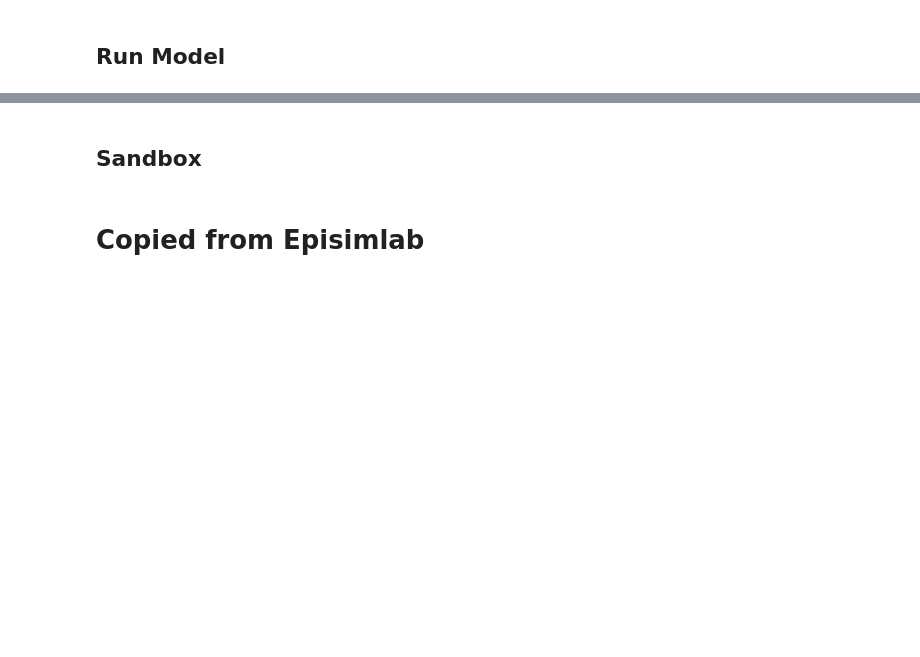
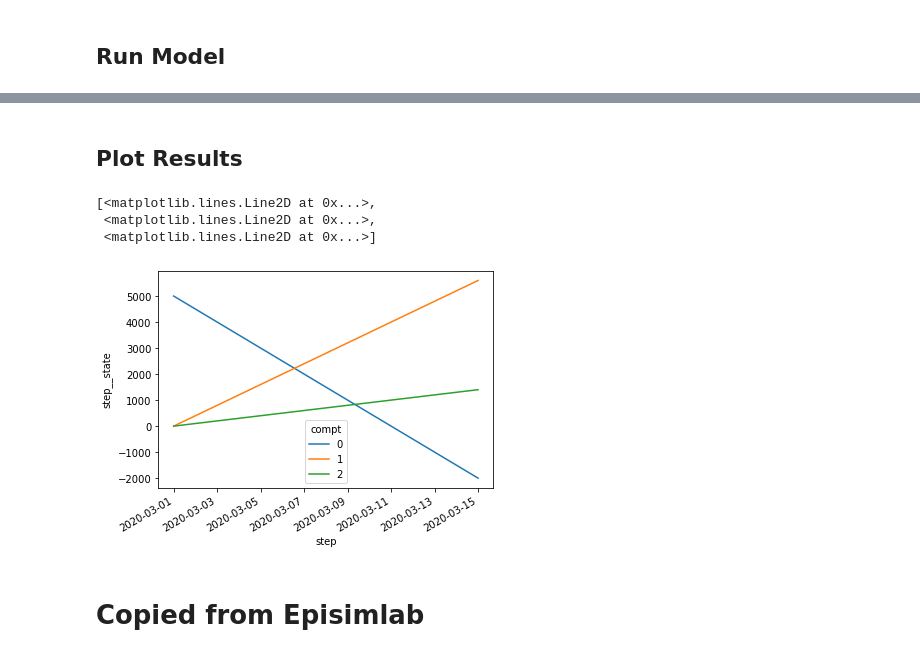
Before and after one commit to UT-Covid/episimlab, a Jupyter notebook: notebooks/20210731_markov_sandbox.ipynb, the cells around one changed output, grey strips where cells are left out. Saved outputs shown, nothing was run; the diff lists cells and outputs as text; code cells hidden in the pictures; blank space fills up the shorter version.

```diff
--- a/notebooks/20210731_markov_sandbox.ipynb
+++ b/notebooks/20210731_markov_sandbox.ipynb
@@ -73,27 +315,39 @@ class CalcTM:
+# %%
+@xs.process
+class Step:
+    STEP_DIMS = ('compt', 'age',)
+    state = var(dims=STEP_DIMS, intent='inout', global_name='state')
+    tm = var(dims=STEP_DIMS, intent='in', global_name='tm')
+
+    def finalize_step(self):
+        self.state += self.tm
 # %%
 @xs.process
 class FOI:
+    """Subset TM for S -> I transition"""
     state = glob('state', intent='in')
-    x = glob('x', intent='out')
+    # subset of TM that changes due to FOI
+    rate_S2I = var(intent='out', groups=['tm'])
 
     def initialize(self):
-        self.x = 2 * xr.ones_like(self.state)
+        self.rate_S2I = 0.
+
+    def run_step(self):
+        self.rate_S2I = self.foi
+
+    @property
+    def foi(self):
+        return 100.
-# %%
-@xs.process
-class Step:
-    STEP_DIMS = ('compt', 'age',)
-    state = var(dims=STEP_DIMS, intent='inout', global_name='state')
-    x = var(dims=STEP_DIMS, intent='in', global_name='x')
-
-    def run_step(self):
-        self.state *= self.x
 # %% [markdown]
 ## Run Model
 # %%
 model = xs.Model({
     'set_t0': SetTimeZero,
-    'calc_tm': CalcTM,
+    'agg_tm': AggregateTM,
     'step': Step,
+    'foi': FOI,
+    'init_compt_graph': InitComptGraph,
+    'recovery_rate': RecoveryRate
 })
 in_ds = xs.create_setup(
     model=model,
@@ -121,5 +393,12 @@ Data variables:
-# %% [markdown]
-## Sandbox
+# %% [markdown]
+## Plot Results
+# %%
+out_ds['step__state'].sum('age').plot.line(x='step')
+# %% [output]
+[<matplotlib.lines.Line2D at 0x...>,
+ <matplotlib.lines.Line2D at 0x...>,
+ <matplotlib.lines.Line2D at 0x...>]
+[figure, added]
 # %% [markdown]
 # Copied from Episimlab
 # %%
```
Also changed, not shown: parts of 14 cells of this notebook.
